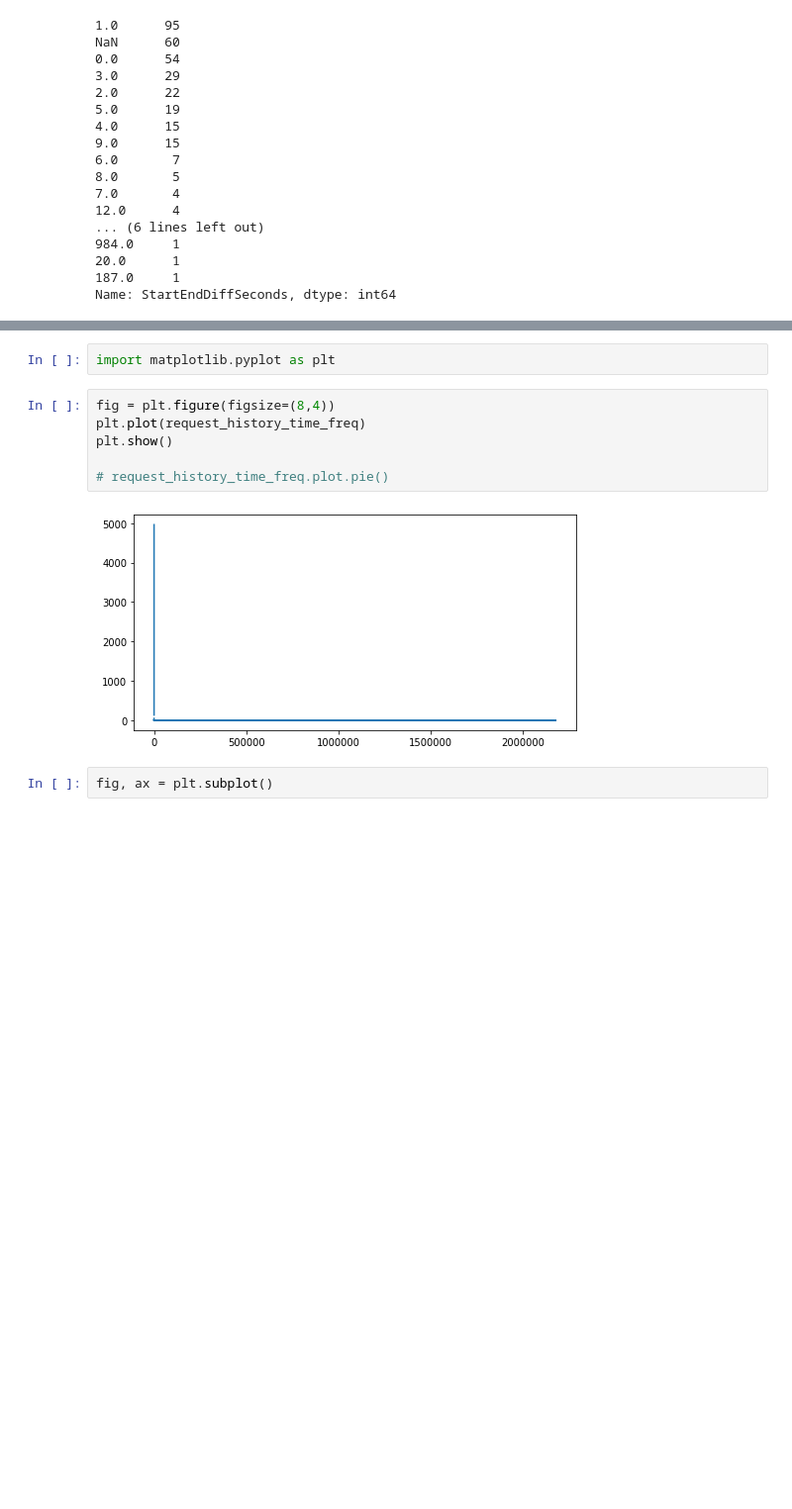
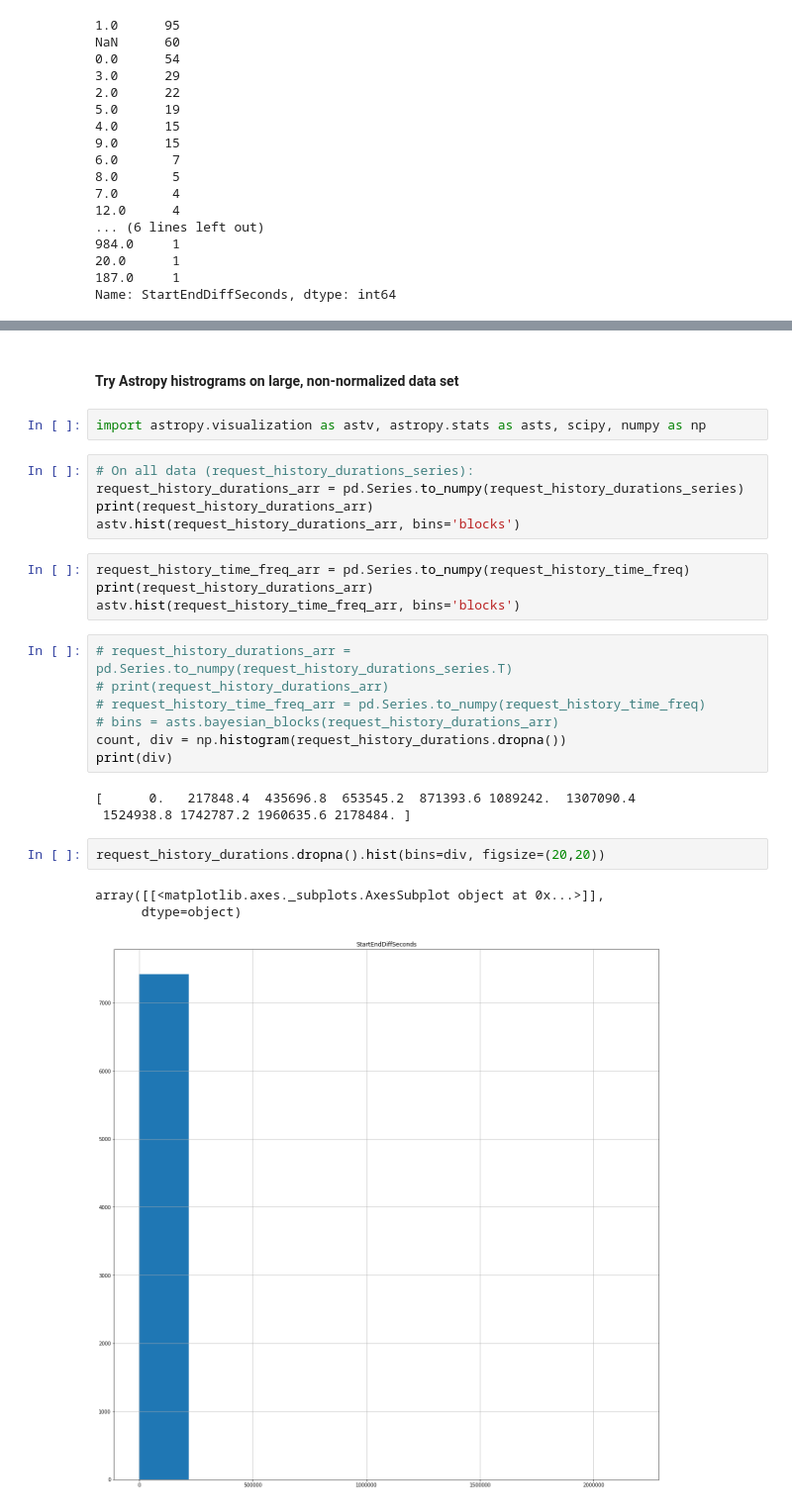
Before and after one commit to leilanihagen/interject-datacell-request-time-data-exploration, a Jupyter notebook: datacell_request_time.ipynb, the cells around one changed output, grey strips where cells are left out. Shown: that part at 99% size. Drawn from its saved outputs; the diff is of its cells as text; blank space fills up the shorter version.

Commit message:
Trying to use astropy to make bayesian blocks hist

```diff
--- a/datacell_request_time.ipynb
+++ b/datacell_request_time.ipynb
@@ -240,15 +238,32 @@ NaN            67
 652.0           1
 611.0           1
 Name: StartEndDiffSeconds, Length: 93, dtype: int64
-# %%
-import matplotlib.pyplot as plt
-# %%
-fig = plt.figure(figsize=(8,4))
-plt.plot(request_history_time_freq)
-plt.show()
-
-# request_history_time_freq.plot.pie()
-# %% [output]
-[figure, removed]
-# %%
-fig, ax = plt.subplot()
+# %% [markdown]
+#### Try Astropy histrograms on large, non-normalized data set
+# %%
+import astropy.visualization as astv, astropy.stats as asts, scipy, numpy as np
+# %%
+# On all data (request_history_durations_series):
+request_history_durations_arr = pd.Series.to_numpy(request_history_durations_series)
+print(request_history_durations_arr)
+astv.hist(request_history_durations_arr, bins='blocks')
+# %%
+request_history_time_freq_arr = pd.Series.to_numpy(request_history_time_freq)
+print(request_history_durations_arr)
+astv.hist(request_history_time_freq_arr, bins='blocks')
+# %%
+# request_history_durations_arr = pd.Series.to_numpy(request_history_durations_series.T)
+# print(request_history_durations_arr)
+# request_history_time_freq_arr = pd.Series.to_numpy(request_history_time_freq)
+# bins = asts.bayesian_blocks(request_history_durations_arr)
+count, div = np.histogram(request_history_durations.dropna())
+print(div)
+# %% [output]
+[      0.   217848.4  435696.8  653545.2  871393.6 1089242.  1307090.4
+ 1524938.8 1742787.2 1960635.6 2178484. ]
+# %%
+request_history_durations.dropna().hist(bins=div, figsize=(20,20))
+# %% [output]
+array([[<matplotlib.axes._subplots.AxesSubplot object at 0x...>]],
+      dtype=object)
+[figure, added]
```
Also changed, not shown: parts of 10 cells of this notebook.
